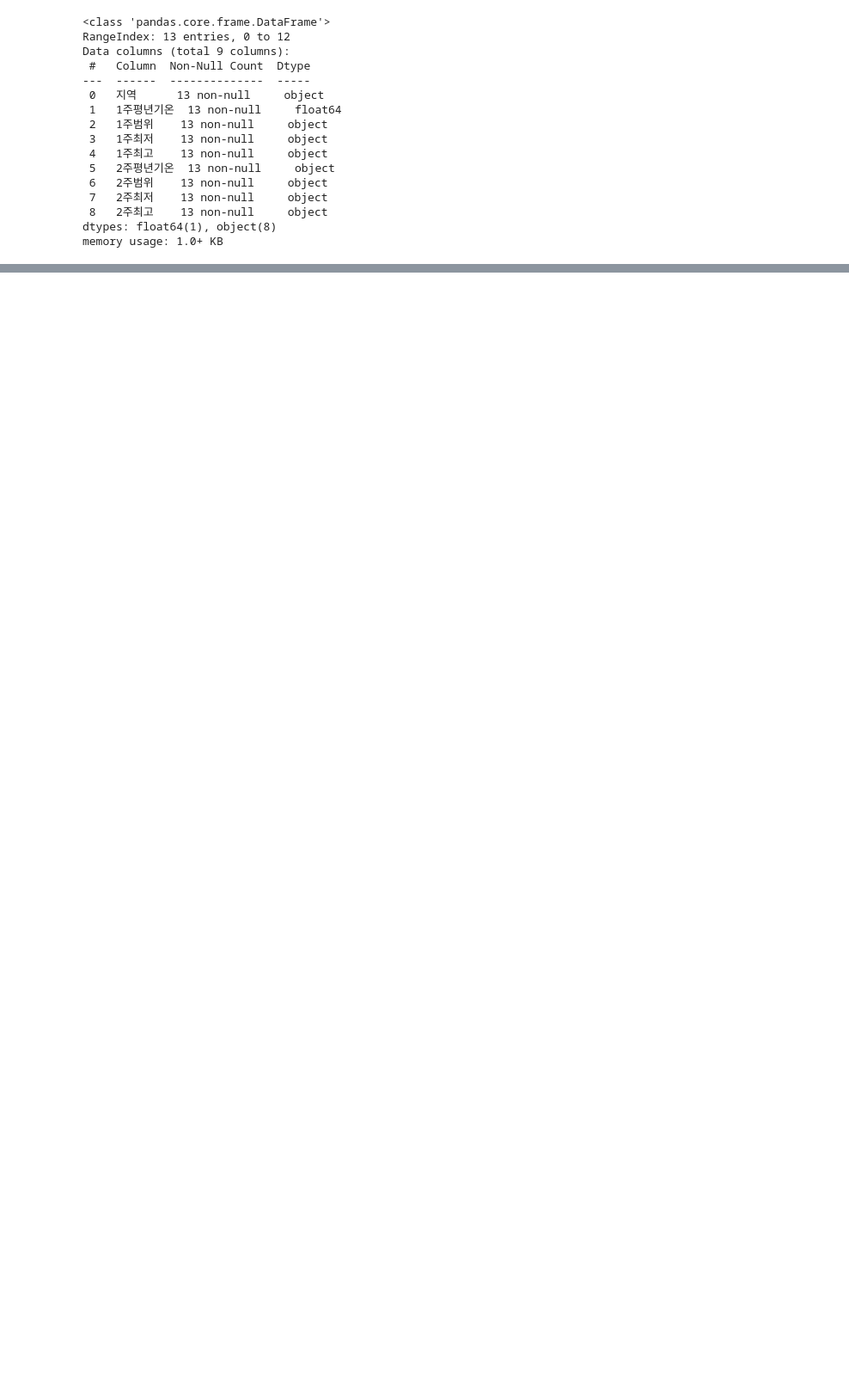
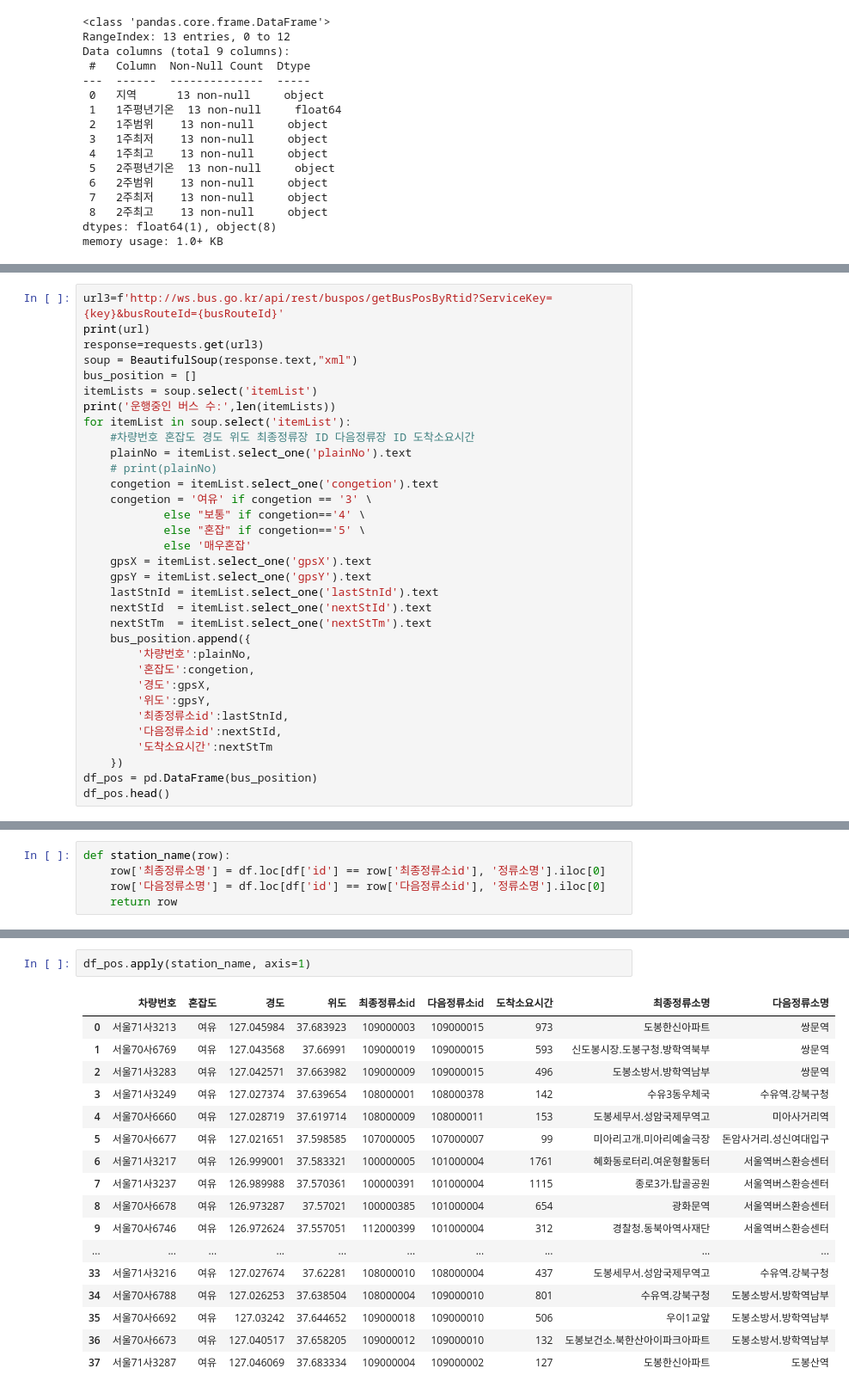
Before and after one commit to secretrelationship/ai_x, a Jupyter notebook: source/01_python/ch14_웹데이터수집1_정적_공공api.ipynb, the cells around one changed output, grey strips where cells are left out. Shown: that part at 86% size. Saved outputs shown, nothing was run; the diff lists cells and outputs as text; blank space fills up the shorter version.

```diff
--- a/source/01_python/ch14_웹데이터수집1_정적_공공api.ipynb
+++ b/source/01_python/ch14_웹데이터수집1_정적_공공api.ipynb
@@ -1107,0 +1173,33 @@ memory usage: 1.0+ KB
+# %%
+url3=f'http://ws.bus.go.kr/api/rest/buspos/getBusPosByRtid?ServiceKey={key}&busRouteId={busRouteId}'
+print(url)
+response=requests.get(url3)
+soup = BeautifulSoup(response.text,"xml")
+bus_position = []
+itemLists = soup.select('itemList')
+print('운행중인 버스 수:',len(itemLists))
+for itemList in soup.select('itemList'):
+    #차량번호 혼잡도 경도 위도 최종정류장 ID 다음정류장 ID 도착소요시간
+    plainNo = itemList.select_one('plainNo').text
+    # print(plainNo)
+    congetion = itemList.select_one('congetion').text
+    congetion = '여유' if congetion == '3' \
+            else "보통" if congetion=='4' \
+            else "혼잡" if congetion=='5' \
+            else '매우혼잡'
+    gpsX = itemList.select_one('gpsX').text
+    gpsY = itemList.select_one('gpsY').text
+    lastStnId = itemList.select_one('lastStnId').text
+    nextStId  = itemList.select_one('nextStId').text
+    nextStTm  = itemList.select_one('nextStTm').text
+    bus_position.append({
+        '차량번호':plainNo,
+        '혼잡도':congetion,
+        '경도':gpsX,
+        '위도':gpsY,
+        '최종정류소id':lastStnId,
+        '다음정류소id':nextStId,
+        '도착소요시간':nextStTm
+    })
+df_pos = pd.DataFrame(bus_position)
+df_pos.head()
@@ -1107,0 +1220,5 @@ memory usage: 1.0+ KB
+# %%
+def station_name(row):
+    row['최종정류소명'] = df.loc[df['id'] == row['최종정류소id'], '정류소명'].iloc[0]
+    row['다음정류소명'] = df.loc[df['id'] == row['다음정류소id'], '정류소명'].iloc[0]
+    return row
@@ -1107,0 +1238,20 @@ memory usage: 1.0+ KB
+# %%
+df_pos.apply(station_name, axis=1)
+# %% [output]
+|  | 차량번호 | 혼잡도 | 경도 | 위도 | 최종정류소id | 다음정류소id | 도착소요시간 | 최종정류소명 | 다음정류소명 |
+| 0 | 서울71사3213 | 여유 | 127.045984 | 37.683923 | 109000003 | 109000015 | 973 | 도봉한신아파트 | 쌍문역 |
+| 1 | 서울70사6769 | 여유 | 127.043568 | 37.66991 | 109000019 | 109000015 | 593 | 신도봉시장.도봉구청.방학역북부 | 쌍문역 |
+| 2 | 서울71사3283 | 여유 | 127.042571 | 37.663982 | 109000009 | 109000015 | 496 | 도봉소방서.방학역남부 | 쌍문역 |
+| 3 | 서울71사3249 | 여유 | 127.027374 | 37.639654 | 108000001 | 108000378 | 142 | 수유3동우체국 | 수유역.강북구청 |
+| 4 | 서울70사6660 | 여유 | 127.028719 | 37.619714 | 108000009 | 108000011 | 153 | 도봉세무서.성암국제무역고 | 미아사거리역 |
+| 5 | 서울70사6677 | 여유 | 127.021651 | 37.598585 | 107000005 | 107000007 | 99 | 미아리고개.미아리예술극장 | 돈암사거리.성신여대입구 |
+| 6 | 서울71사3217 | 여유 | 126.999001 | 37.583321 | 100000005 | 101000004 | 1761 | 혜화동로터리.여운형활동터 | 서울역버스환승센터 |
+| 7 | 서울71사3237 | 여유 | 126.989988 | 37.570361 | 100000391 | 101000004 | 1115 | 종로3가.탑골공원 | 서울역버스환승센터 |
+| 8 | 서울70사6678 | 여유 | 126.973287 | 37.57021 | 100000385 | 101000004 | 654 | 광화문역 | 서울역버스환승센터 |
+| 9 | 서울70사6746 | 여유 | 126.972624 | 37.557051 | 112000399 | 101000004 | 312 | 경찰청.동북아역사재단 | 서울역버스환승센터 |
+| ... | ... | ... | ... | ... | ... | ... | ... | ... | ... |
+| 33 | 서울71사3216 | 여유 | 127.027674 | 37.62281 | 108000010 | 108000004 | 437 | 도봉세무서.성암국제무역고 | 수유역.강북구청 |
+| 34 | 서울70사6788 | 여유 | 127.026253 | 37.638504 | 108000004 | 109000010 | 801 | 수유역.강북구청 | 도봉소방서.방학역남부 |
+| 35 | 서울70사6692 | 여유 | 127.03242 | 37.644652 | 109000018 | 109000010 | 506 | 우이1교앞 | 도봉소방서.방학역남부 |
+| 36 | 서울70사6673 | 여유 | 127.040517 | 37.658205 | 109000012 | 109000010 | 132 | 도봉보건소.북한산아이파크아파트 | 도봉소방서.방학역남부 |
+| 37 | 서울71사3287 | 여유 | 127.046069 | 37.683334 | 109000004 | 109000002 | 127 | 도봉한신아파트 | 도봉산역 |
```
Also changed, not shown: parts of 11 cells of this notebook, 5 other files.
